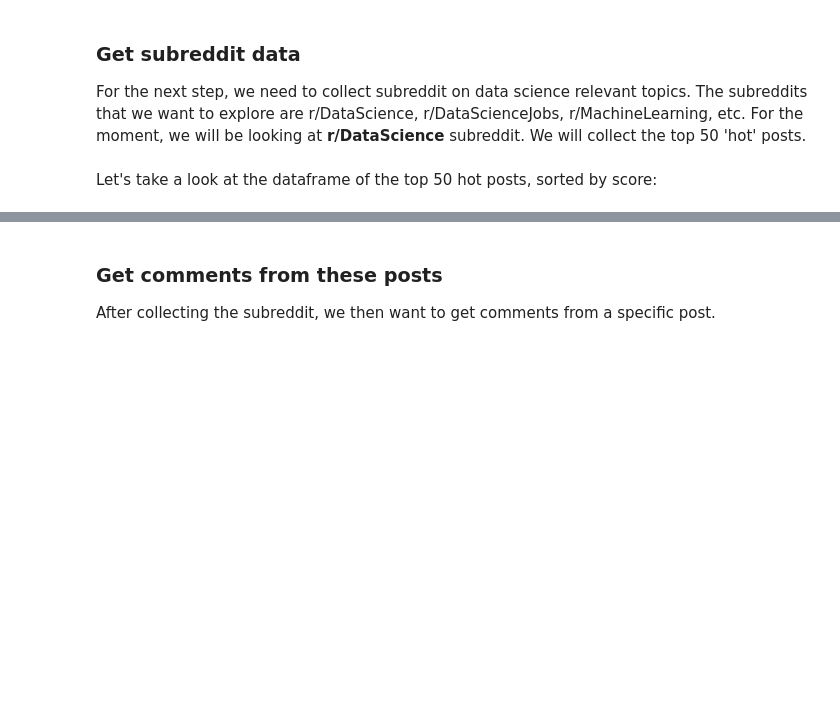
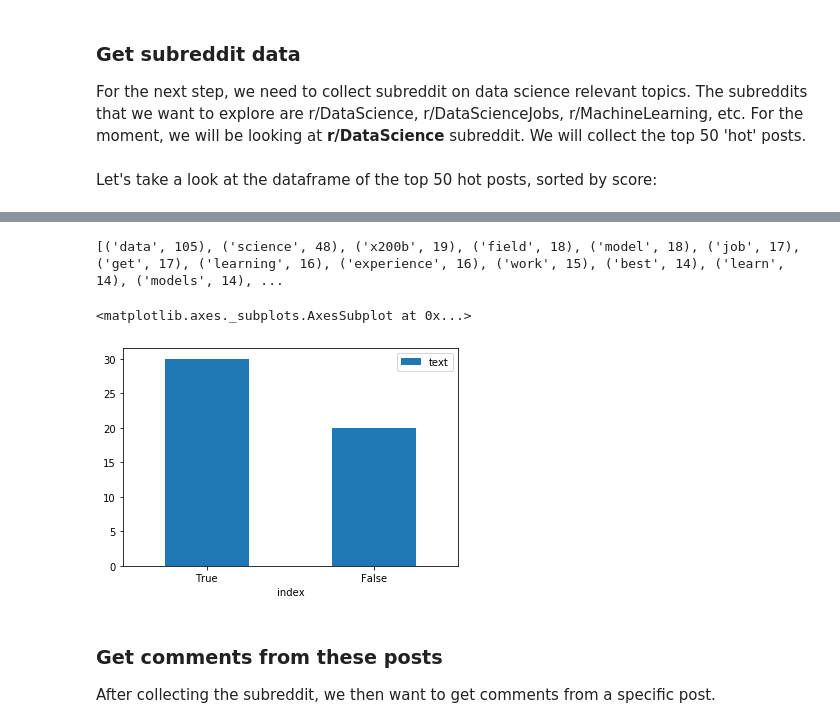
Before and after one commit to lazysimon/reddit_nlp, a Jupyter notebook: reddit_project.ipynb, the cells around one changed output, grey strips where cells are left out. Cells and saved outputs as stored; diff of their text form; code cells hidden in the pictures; blank space fills up the shorter version.

```diff
--- a/reddit_project.ipynb
+++ b/reddit_project.ipynb
@@ -77,3 +184,24 @@ posts_ds.sort_values(by = 'score', ascending = False)
+# %%
+from nltk.probability import FreqDist # this also uses Counter.
+
+
+print(FreqDist(' '.join(posts_ds['text']).split()).most_common(50))
+#' '.join(ds_comments_raw['Comments']).split()
+# %% [output]
+[('data', 105), ('science', 48), ('x200b', 19), ('field', 18), ('model', 18), ('job', 17), ('get', 17), ('learning', 16), ('experience', 16), ('work', 15), ('best', 14), ('learn', 14), ('models', 14), ...
+# %%
+post_df = posts_ds['text'].str.contains('|'.join(key_words), regex = True).value_counts()
+#pd.DataFrame(ds_df, columns=["Contains", "Count"])
+
+#ds_df.reset_index()
+
+#ds_df.reset_index().plot.bar(x='index', y='Comments', rot=0)
+#pd.DataFrame(post_df, columns = ['Post'])
+# %%
+pd.DataFrame(post_df).reset_index().plot.bar(x='index', y='text', rot=0)
+# %% [output]
+<matplotlib.axes._subplots.AxesSubplot at 0x...>
+[figure, added]
 # %% [markdown]
 ### Get comments from these posts
 After collecting the subreddit, we then want to get comments from a specific post.
```
Also changed, not shown: parts of 40 cells of this notebook.
